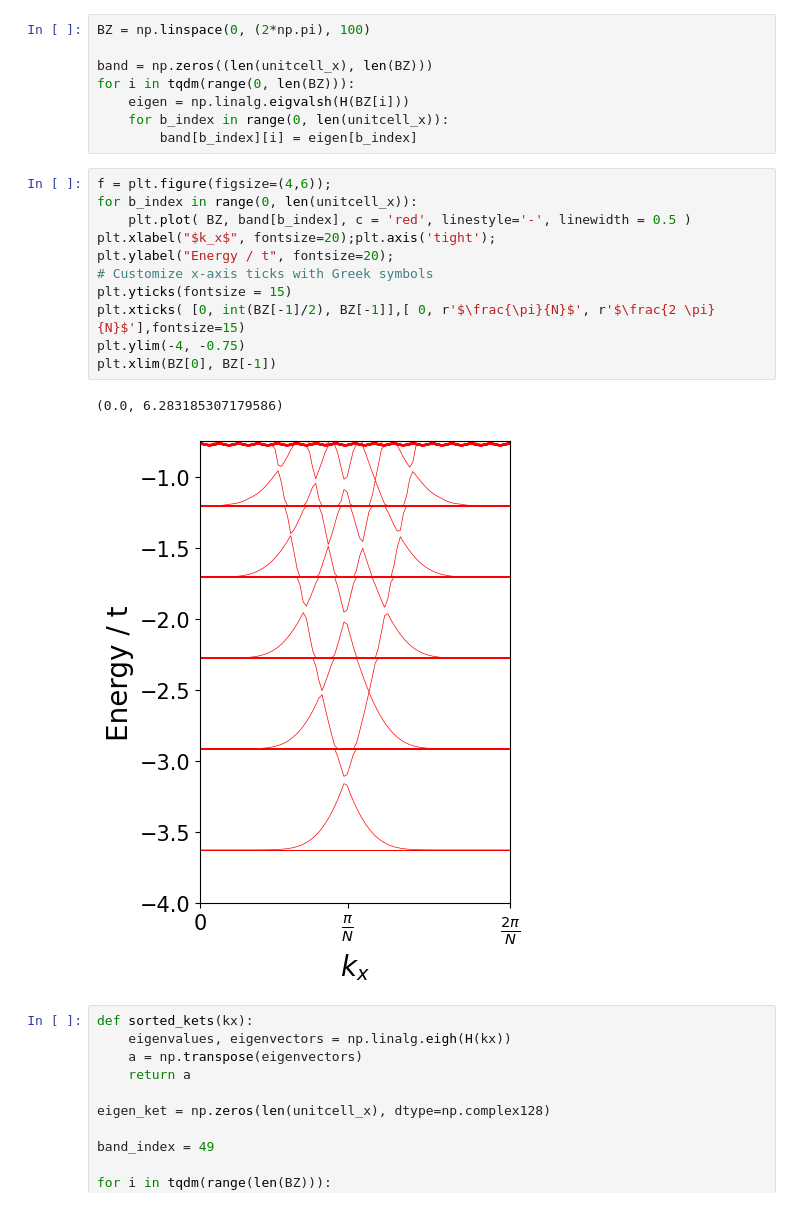
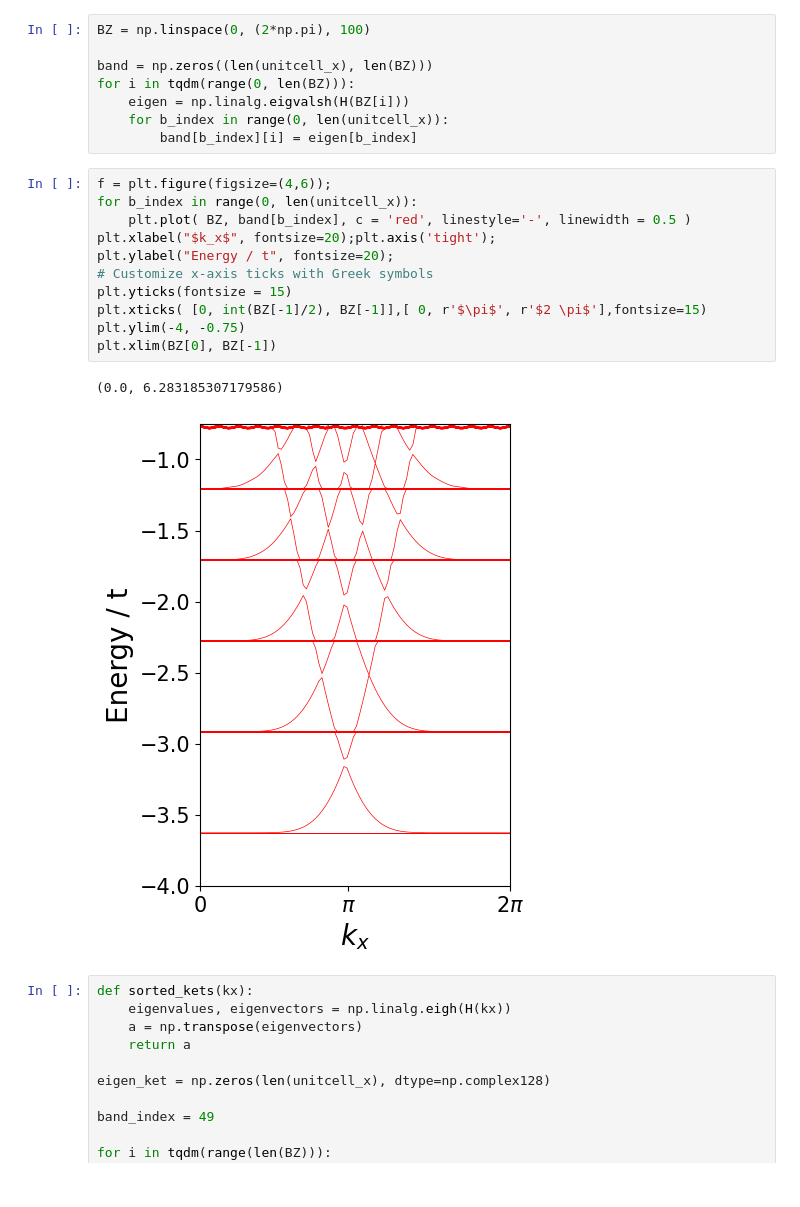
Before and after one commit to SATHEESH-D-M/THE-in-SkX, a Jupyter notebook: Square-lattice-models/sq-lattice-in-B-nanoribbon.ipynb, the cells around one changed output. Cells and saved outputs as stored; diff of their text form.

```diff
--- a/Square-lattice-models/sq-lattice-in-B-nanoribbon.ipynb
+++ b/Square-lattice-models/sq-lattice-in-B-nanoribbon.ipynb
@@ -134,17 +134,17 @@ for i in tqdm(range(0, len(BZ))):
 # %%
 f = plt.figure(figsize=(4,6));
 for b_index in range(0, len(unitcell_x)):
     plt.plot( BZ, band[b_index], c = 'red', linestyle='-', linewidth = 0.5 )
 plt.xlabel("$k_x$", fontsize=20);plt.axis('tight');
 plt.ylabel("Energy / t", fontsize=20);
 # Customize x-axis ticks with Greek symbols
 plt.yticks(fontsize = 15)
-plt.xticks( [0, int(BZ[-1]/2), BZ[-1]],[ 0, r'$\frac{\pi}{N}$', r'$\frac{2 \pi}{N}$'],fontsize=15)
+plt.xticks( [0, int(BZ[-1]/2), BZ[-1]],[ 0, r'$\pi$', r'$2 \pi$'],fontsize=15)
 plt.ylim(-4, -0.75)
 plt.xlim(BZ[0], BZ[-1])
 # %% [output]
 (0.0, 6.283185307179586)
-[figure, old version]
+[figure, new version]
 # %%
 def sorted_kets(kx):
     eigenvalues, eigenvectors = np.linalg.eigh(H(kx))
```
